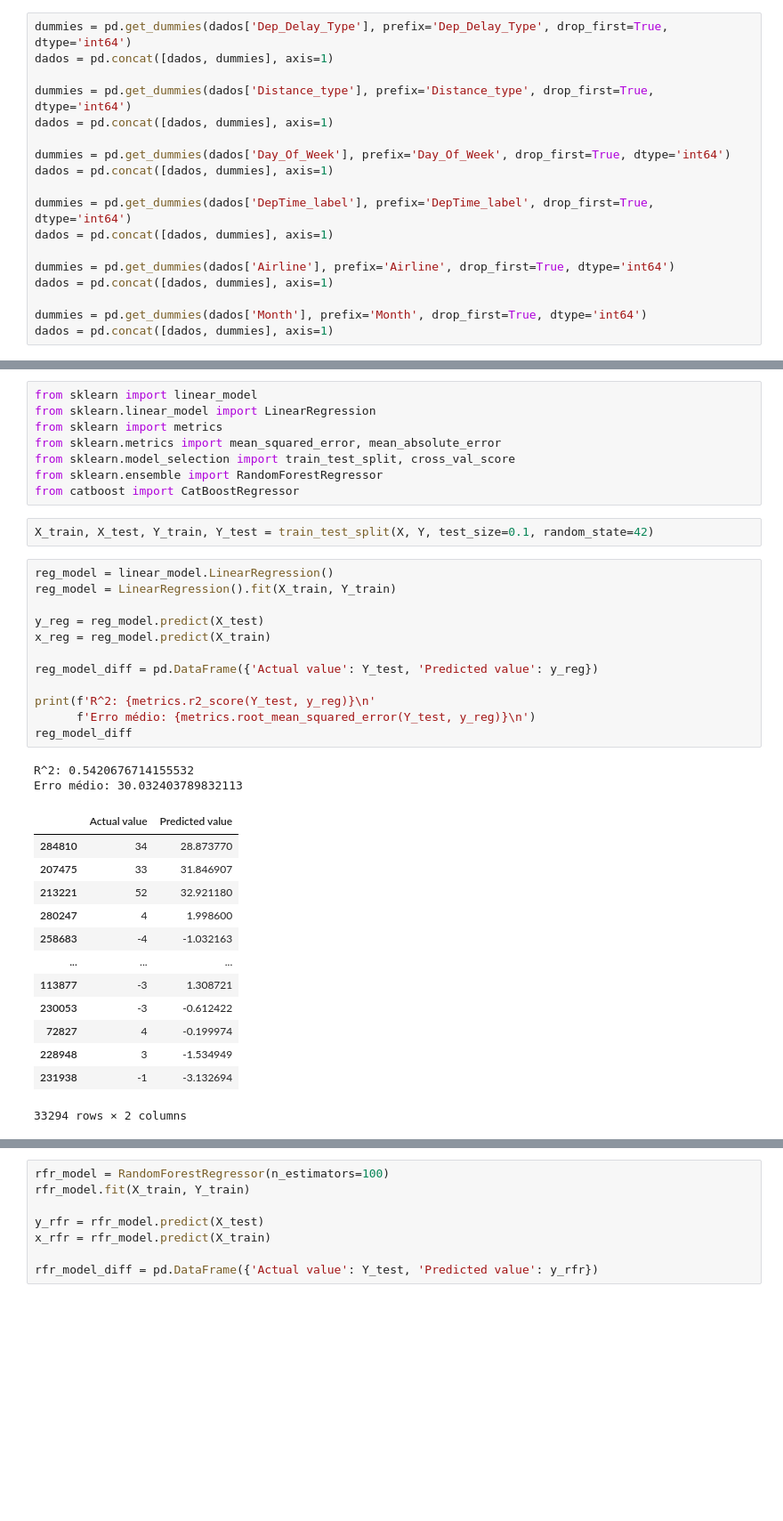
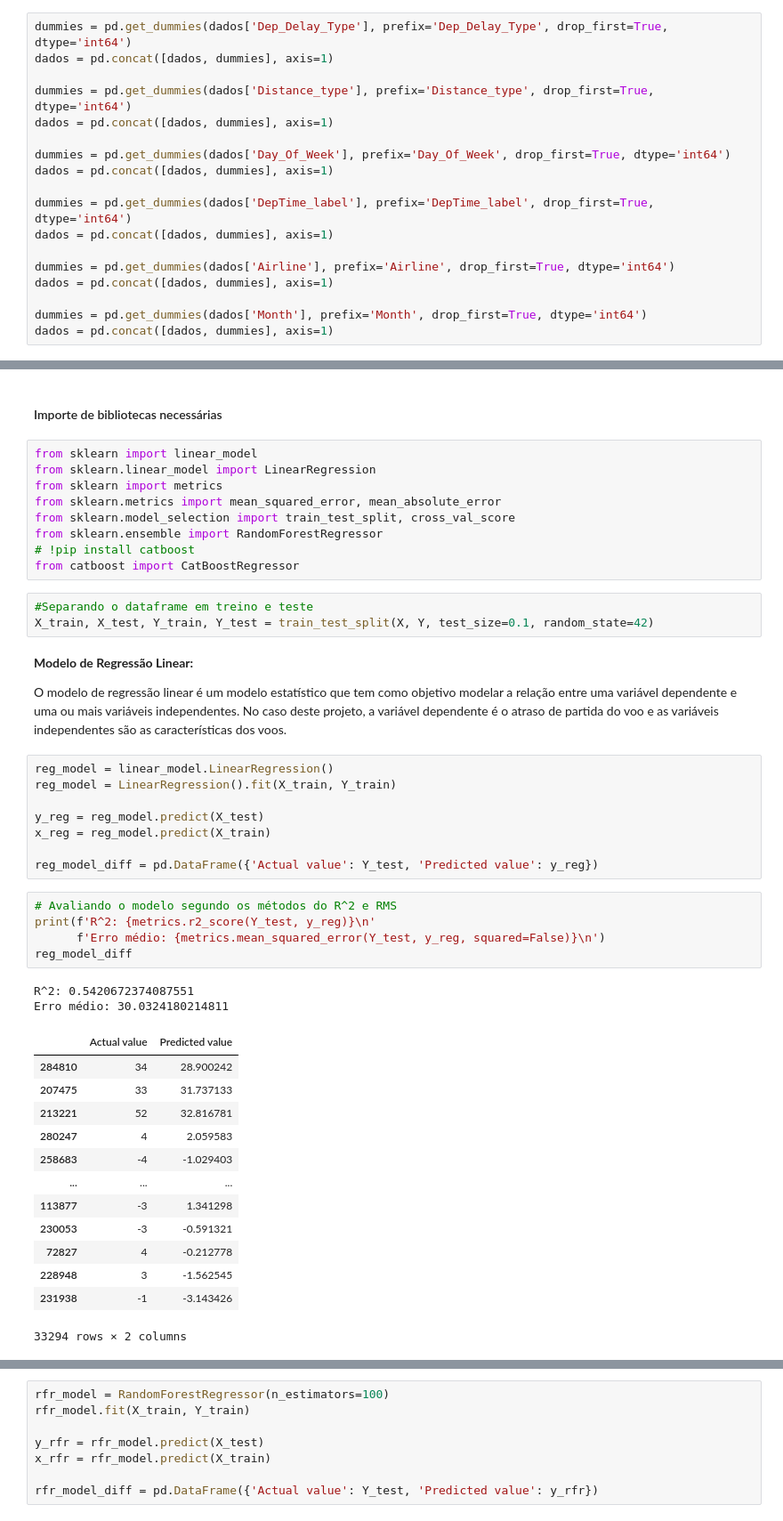
Before and after one commit to thomaskmk/cdados-3, a Jupyter notebook: teste.ipynb, the cells around one changed output, grey strips where cells are left out. Shown at 89% size. Drawn from its saved outputs; the diff is of its cells as text; blank space fills up the shorter version.

```diff
--- a/teste.ipynb
+++ b/teste.ipynb
@@ -499,5 +511,7 @@ OLS Regression Results
 Notes:
 [1] Standard Errors assume that the covariance matrix of the errors is correctly specified.
+# %% [markdown]
+#### Importe de bibliotecas necessárias
 # %%
 from sklearn import linear_model
 from sklearn.linear_model import LinearRegression
@@ -505,9 +519,15 @@ from sklearn import metrics
 from sklearn.metrics import mean_squared_error, mean_absolute_error
 from sklearn.model_selection import train_test_split, cross_val_score
 from sklearn.ensemble import RandomForestRegressor
+# !pip install catboost
 from catboost import CatBoostRegressor
 # %%
+#Separando o dataframe em treino e teste
 X_train, X_test, Y_train, Y_test = train_test_split(X, Y, test_size=0.1, random_state=42)
+# %% [markdown]
+**Modelo de Regressão Linear:**
+
+O modelo de regressão linear é um modelo estatístico que tem como objetivo modelar a relação entre uma variável dependente e uma ou mais variáveis independentes. No caso deste projeto, a variável dependente é o atraso de partida do voo e as variáveis independentes são as características dos voos.
 # %%
 reg_model = linear_model.LinearRegression()
 reg_model = LinearRegression().fit(X_train, Y_train)
@@ -516,23 +536,24 @@ y_reg = reg_model.predict(X_test)
 x_reg = reg_model.predict(X_train)
 
 reg_model_diff = pd.DataFrame({'Actual value': Y_test, 'Predicted value': y_reg})
-
-print(f'R^2: {metrics.r2_score(Y_test, y_reg)}\n'
-      f'Erro médio: {metrics.root_mean_squared_error(Y_test, y_reg)}\n')
-reg_model_diff
-# %% [output]
-R^2: 0.5420676714155532
-Erro médio: 30.032403789832113
-|  | Actual value | Predicted value |
-| 284810 | 34 | 28.873770 |
-| 207475 | 33 | 31.846907 |
-| 213221 | 52 | 32.921180 |
-| 280247 | 4 | 1.998600 |
-| 258683 | -4 | -1.032163 |
-| ... | ... | ... |
-| 113877 | -3 | 1.308721 |
-| 230053 | -3 | -0.612422 |
-| 72827 | 4 | -0.199974 |
-| 228948 | 3 | -1.534949 |
-| 231938 | -1 | -3.132694 |
-33294 rows × 2 columns
+# %%
+# Avaliando o modelo segundo os métodos do R^2 e RMS
+print(f'R^2: {metrics.r2_score(Y_test, y_reg)}\n'
+      f'Erro médio: {metrics.mean_squared_error(Y_test, y_reg, squared=False)}\n')
+reg_model_diff
+# %% [output]
+R^2: 0.5420672374087551
+Erro médio: 30.0324180214811
+|  | Actual value | Predicted value |
+| 284810 | 34 | 28.900242 |
+| 207475 | 33 | 31.737133 |
+| 213221 | 52 | 32.816781 |
+| 280247 | 4 | 2.059583 |
+| 258683 | -4 | -1.029403 |
+| ... | ... | ... |
+| 113877 | -3 | 1.341298 |
+| 230053 | -3 | -0.591321 |
+| 72827 | 4 | -0.212778 |
+| 228948 | 3 | -1.562545 |
+| 231938 | -1 | -3.143426 |
+33294 rows × 2 columns
```
Also changed, not shown: parts of 33 cells of this notebook.
